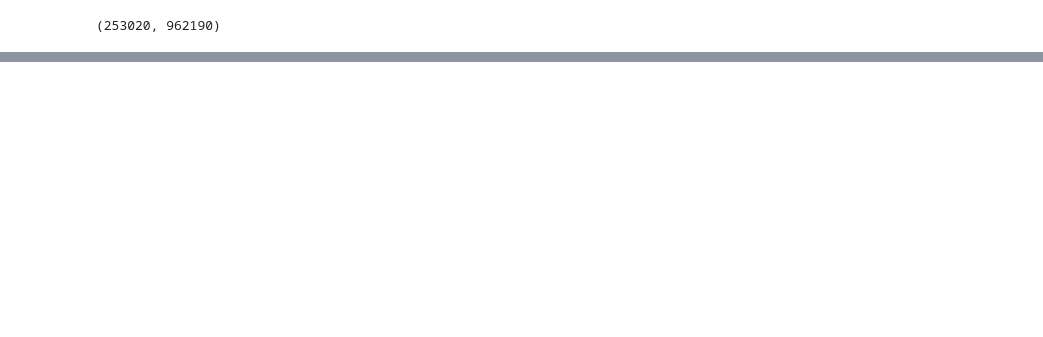
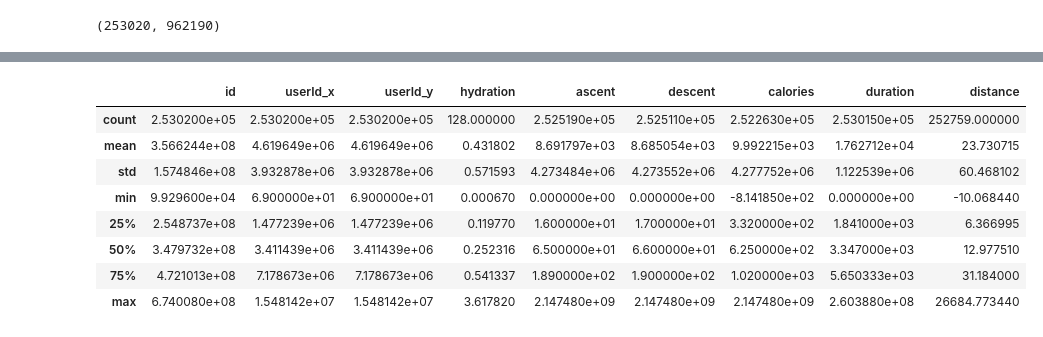
Before and after one commit to garrett-lam/twitchRec, a Jupyter notebook: sportsRec.ipynb, the cells around one changed output, grey strips where cells are left out. Saved outputs shown, nothing was run; the diff lists cells and outputs as text; code cells hidden in the pictures; blank space fills up the shorter version.

Commit message:
merged data

```diff
--- a/sportsRec.ipynb
+++ b/sportsRec.ipynb
@@ -71,0 +123,11 @@ merged_df = pd.merge(dfHR, dfMeta, on='id')
+# %%
+# merge those that are the same
+merged_df['gender'] = merged_df['gender_x'].combine_first(merged_df['gender_y'])
+merged_df['sport'] = merged_df['sport_x'].combine_first(merged_df['sport_y'])
+merged_df['userId'] = merged_df['userId_x'].combine_first(merged_df['userId_y'])
+
+# rename timestamp_x to timestamp
+merged_df = merged_df.rename(columns={'timestamp_x': 'timestamp'})
+
+# drop unnecessary columns
+merged_df = merged_df.drop(['gender_x', 'gender_y', 'sport_x', 'sport_y', 'userId_x', 'userId_y', 'url_x', 'url_y', 'timestamp_y'], axis=1)
@@ -87,0 +193,12 @@ merged_df
+# %%
+merged_df.describe()
+# %% [output]
+|  | id | userId_x | userId_y | hydration | ascent | descent | calories | duration | distance |
+| count | 2.530200e+05 | 2.530200e+05 | 2.530200e+05 | 128.000000 | 2.525190e+05 | 2.525110e+05 | 2.522630e+05 | 2.530150e+05 | 252759.000000 |
+| mean | 3.566244e+08 | 4.619649e+06 | 4.619649e+06 | 0.431802 | 8.691797e+03 | 8.685054e+03 | 9.992215e+03 | 1.762712e+04 | 23.730715 |
+| std | 1.574846e+08 | 3.932878e+06 | 3.932878e+06 | 0.571593 | 4.273484e+06 | 4.273552e+06 | 4.277752e+06 | 1.122539e+06 | 60.468102 |
+| min | 9.929600e+04 | 6.900000e+01 | 6.900000e+01 | 0.000670 | 0.000000e+00 | 0.000000e+00 | -8.141850e+02 | 0.000000e+00 | -10.068440 |
+| 25% | 2.548737e+08 | 1.477239e+06 | 1.477239e+06 | 0.119770 | 1.600000e+01 | 1.700000e+01 | 3.320000e+02 | 1.841000e+03 | 6.366995 |
+| 50% | 3.479732e+08 | 3.411439e+06 | 3.411439e+06 | 0.252316 | 6.500000e+01 | 6.600000e+01 | 6.250000e+02 | 3.347000e+03 | 12.977510 |
+| 75% | 4.721013e+08 | 7.178673e+06 | 7.178673e+06 | 0.541337 | 1.890000e+02 | 1.900000e+02 | 1.020000e+03 | 5.650333e+03 | 31.184000 |
+| max | 6.740080e+08 | 1.548142e+07 | 1.548142e+07 | 3.617820 | 2.147480e+09 | 2.147480e+09 | 2.147480e+09 | 2.603880e+08 | 26684.773440 |
```
Also changed, not shown: parts of 11 cells of this notebook.
